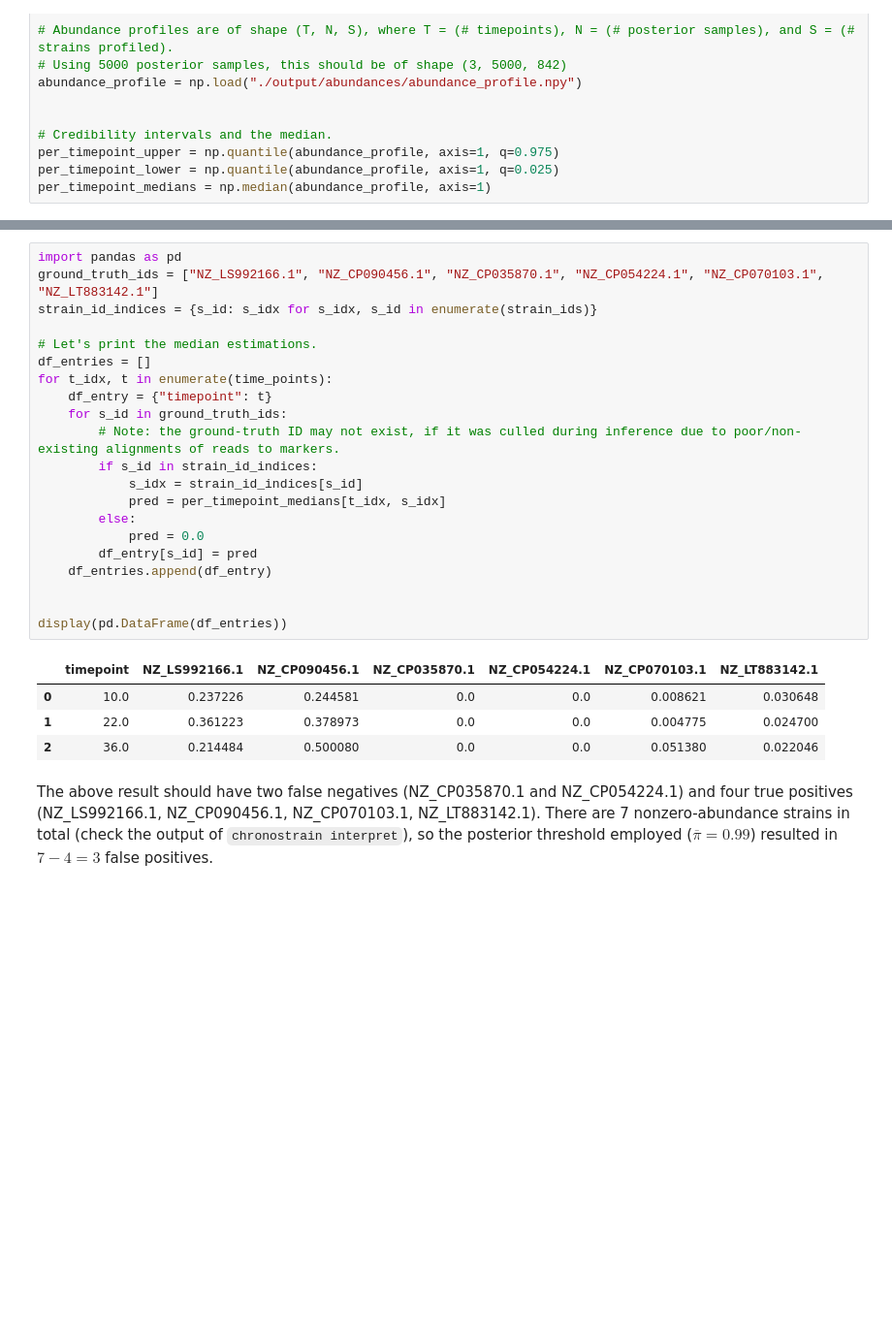
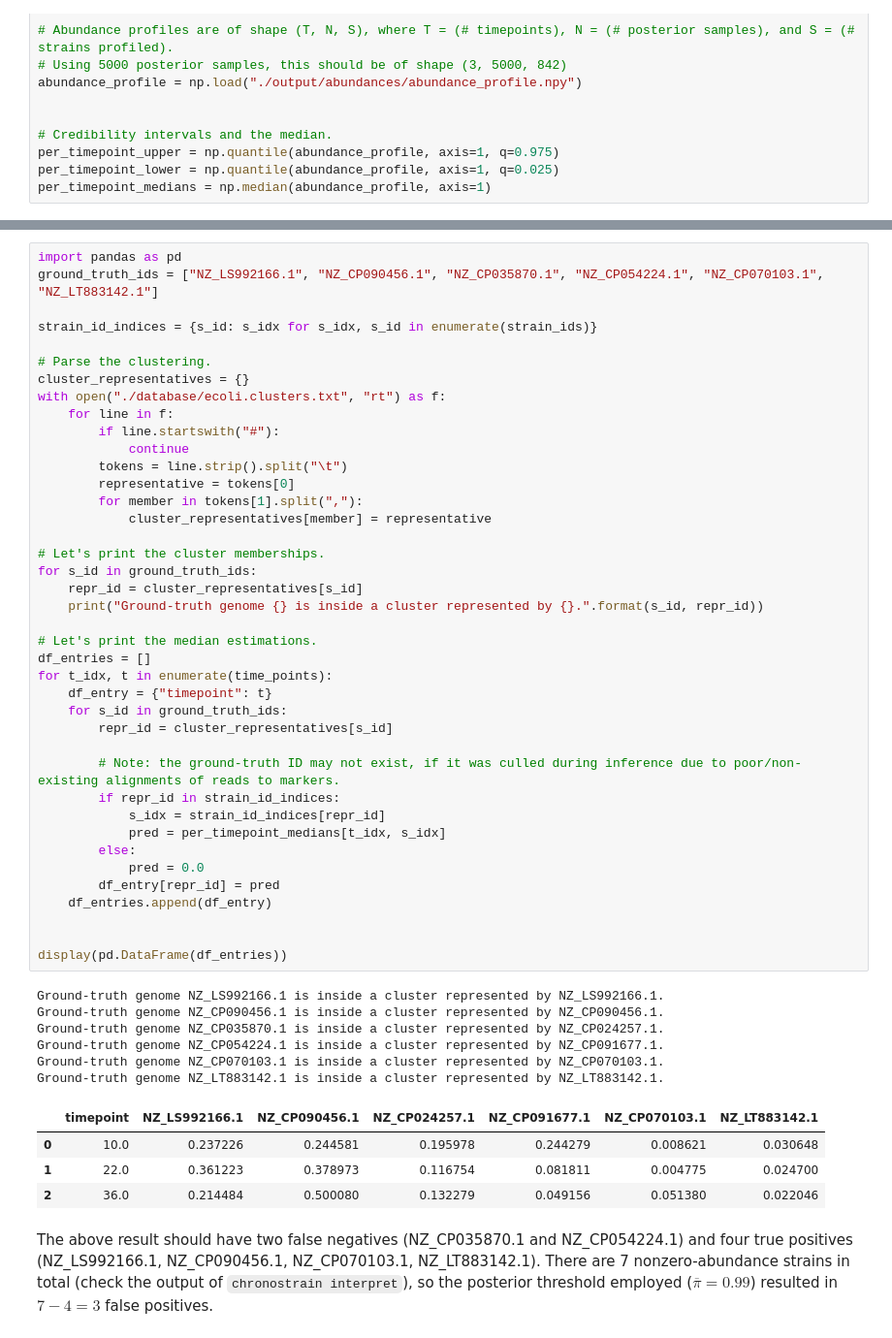
Before and after one commit to gibsonlab/chronostrain, a Jupyter notebook: examples/colab_demo/demo.ipynb, the cells around one changed output, grey strips where cells are left out. Shown: that part at 97% size. Saved outputs shown, nothing was run; the diff lists cells and outputs as text; blank space fills up the shorter version.

```diff
--- a/examples/colab_demo/demo.ipynb
+++ b/examples/colab_demo/demo.ipynb
@@ -182,29 +182,54 @@ with $R=5000$ simulated reads (Illumina paired-end: $150 \times 2$ nt) per timep
 # %%
 import pandas as pd
 ground_truth_ids = ["NZ_LS992166.1", "NZ_CP090456.1", "NZ_CP035870.1", "NZ_CP054224.1", "NZ_CP070103.1", "NZ_LT883142.1"]
+
 strain_id_indices = {s_id: s_idx for s_idx, s_id in enumerate(strain_ids)}
+
+# Parse the clustering.
+cluster_representatives = {}
+with open("./database/ecoli.clusters.txt", "rt") as f:
+    for line in f:
+        if line.startswith("#"):
+            continue
+        tokens = line.strip().split("\t")
+        representative = tokens[0]
+        for member in tokens[1].split(","):
+            cluster_representatives[member] = representative
+
+# Let's print the cluster memberships.
+for s_id in ground_truth_ids:
+    repr_id = cluster_representatives[s_id]
+    print("Ground-truth genome {} is inside a cluster represented by {}.".format(s_id, repr_id))
 
 # Let's print the median estimations.
 df_entries = []
 for t_idx, t in enumerate(time_points):
     df_entry = {"timepoint": t}
     for s_id in ground_truth_ids:
+        repr_id = cluster_representatives[s_id]
+
         # Note: the ground-truth ID may not exist, if it was culled during inference due to poor/non-existing alignments of reads to markers.
-        if s_id in strain_id_indices:
-            s_idx = strain_id_indices[s_id]
+        if repr_id in strain_id_indices:
+            s_idx = strain_id_indices[repr_id]
             pred = per_timepoint_medians[t_idx, s_idx]
         else:
             pred = 0.0
-        df_entry[s_id] = pred
+        df_entry[repr_id] = pred
     df_entries.append(df_entry)
 
 
 display(pd.DataFrame(df_entries))
 # %% [output]
+Ground-truth genome NZ_LS992166.1 is inside a cluster represented by NZ_LS992166.1.
+Ground-truth genome NZ_CP090456.1 is inside a cluster represented by NZ_CP090456.1.
+Ground-truth genome NZ_CP035870.1 is inside a cluster represented by NZ_CP024257.1.
+Ground-truth genome NZ_CP054224.1 is inside a cluster represented by NZ_CP091677.1.
+Ground-truth genome NZ_CP070103.1 is inside a cluster represented by NZ_CP070103.1.
+Ground-truth genome NZ_LT883142.1 is inside a cluster represented by NZ_LT883142.1.
-|  | timepoint | NZ_LS992166.1 | NZ_CP090456.1 | NZ_CP035870.1 | NZ_CP054224.1 | NZ_CP070103.1 | NZ_LT883142.1 |
-| 0 | 10.0 | 0.237226 | 0.244581 | 0.0 | 0.0 | 0.008621 | 0.030648 |
-| 1 | 22.0 | 0.361223 | 0.378973 | 0.0 | 0.0 | 0.004775 | 0.024700 |
-| 2 | 36.0 | 0.214484 | 0.500080 | 0.0 | 0.0 | 0.051380 | 0.022046 |
+|  | timepoint | NZ_LS992166.1 | NZ_CP090456.1 | NZ_CP024257.1 | NZ_CP091677.1 | NZ_CP070103.1 | NZ_LT883142.1 |
+| 0 | 10.0 | 0.237226 | 0.244581 | 0.195978 | 0.244279 | 0.008621 | 0.030648 |
+| 1 | 22.0 | 0.361223 | 0.378973 | 0.116754 | 0.081811 | 0.004775 | 0.024700 |
+| 2 | 36.0 | 0.214484 | 0.500080 | 0.132279 | 0.049156 | 0.051380 | 0.022046 |
 # %% [markdown]
 The above result should have two false negatives (NZ_CP035870.1 and NZ_CP054224.1) and four true positives (NZ_LS992166.1, NZ_CP090456.1, NZ_CP070103.1, NZ_LT883142.1).
 There are 7 nonzero-abundance strains in total (check the output of `chronostrain interpret`), so the posterior threshold employed ($\overline{\pi} = 0.99$) resulted in $7-4=3$ false positives.
```
